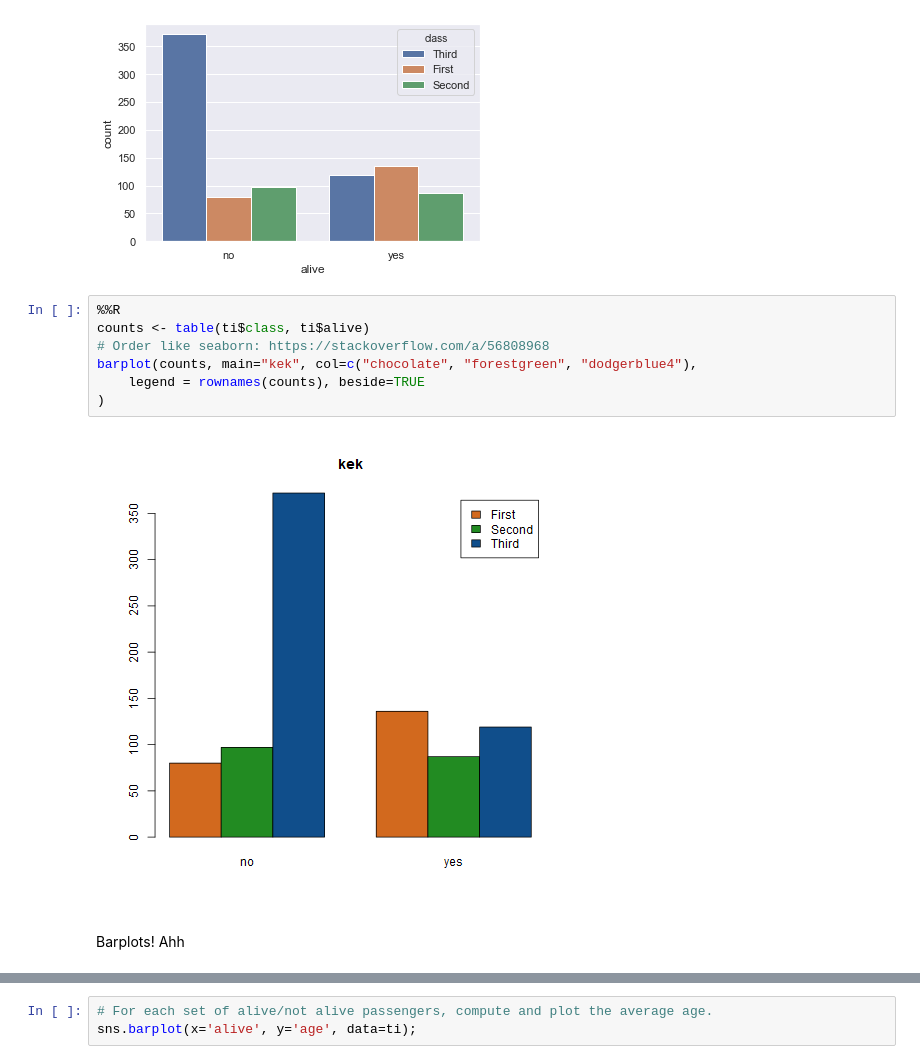
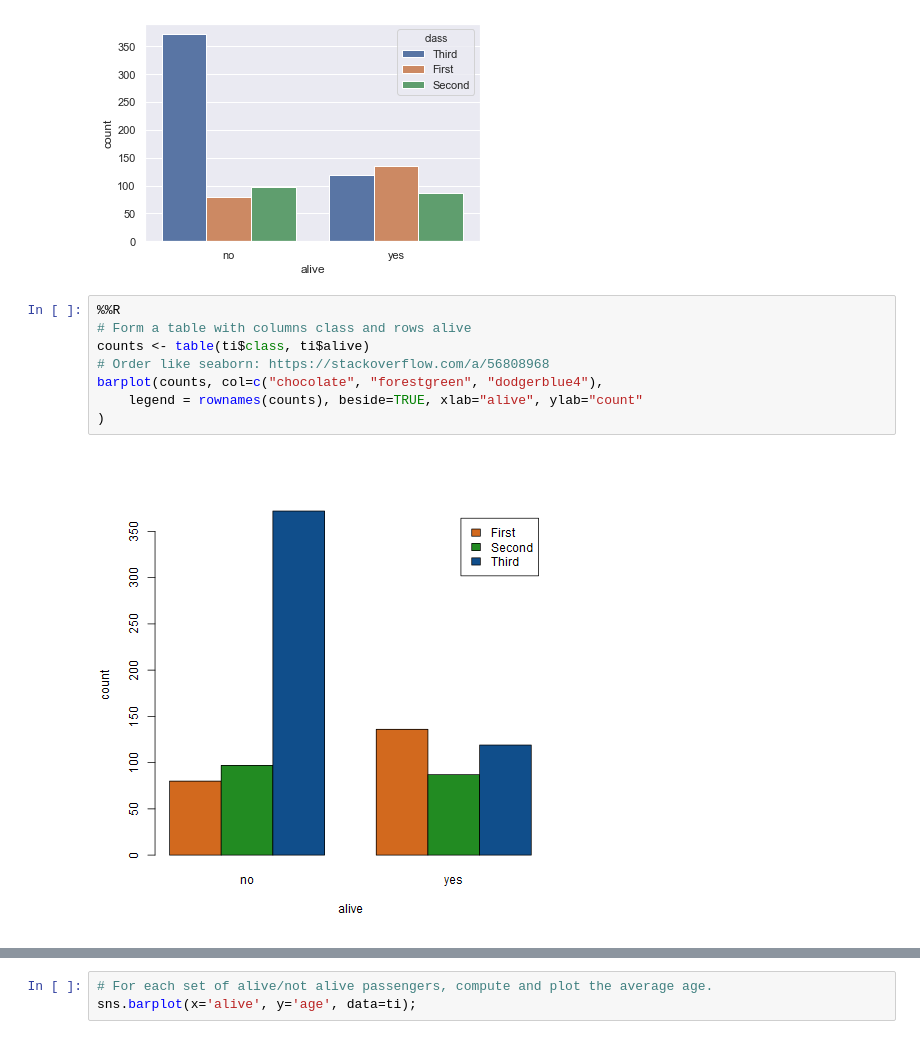
Before and after one commit to kurbaniec/everything-data-science, a Jupyter notebook: Data-Visualization/Qualitative-Daten.ipynb, the cells around one changed output, grey strips where cells are left out. Drawn from its saved outputs; the diff is of its cells as text.

```diff
--- a/Data-Visualization/Qualitative-Daten.ipynb
+++ b/Data-Visualization/Qualitative-Daten.ipynb
@@ -102,12 +114,11 @@ sns.countplot(x='alive', hue='class', data=ti);
 [figure]
 # %%
 %%R
+# Form a table with columns class and rows alive
 counts <- table(ti$class, ti$alive)
 # Order like seaborn: https://stackoverflow.com/a/56808968
-barplot(counts, main="kek", col=c("chocolate", "forestgreen", "dodgerblue4"),
-    legend = rownames(counts), beside=TRUE
+barplot(counts, col=c("chocolate", "forestgreen", "dodgerblue4"),
+    legend = rownames(counts), beside=TRUE, xlab="alive", ylab="count"
 )
 # %% [output]
-[figure, old version]
+[figure, new version]
-# %% [markdown]
-Barplots! Ahh
```
Also changed, not shown: parts of 16 cells of this notebook, 2 other files.
